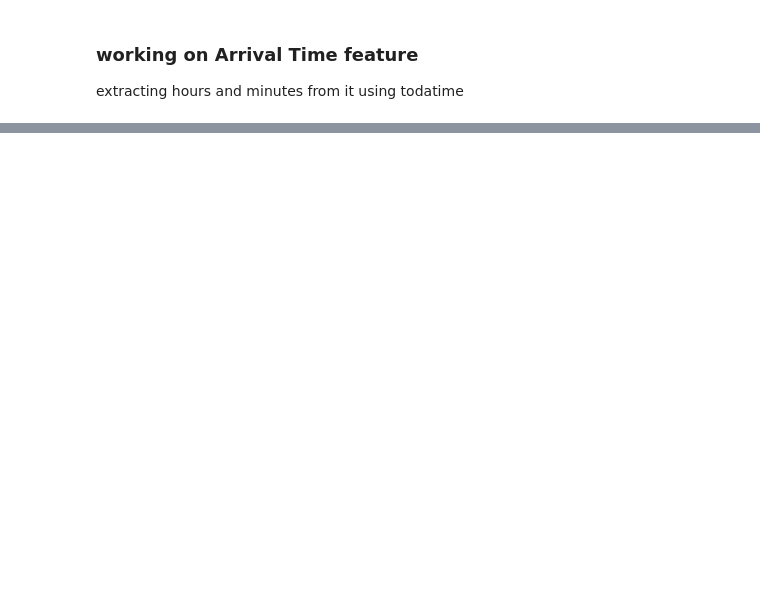
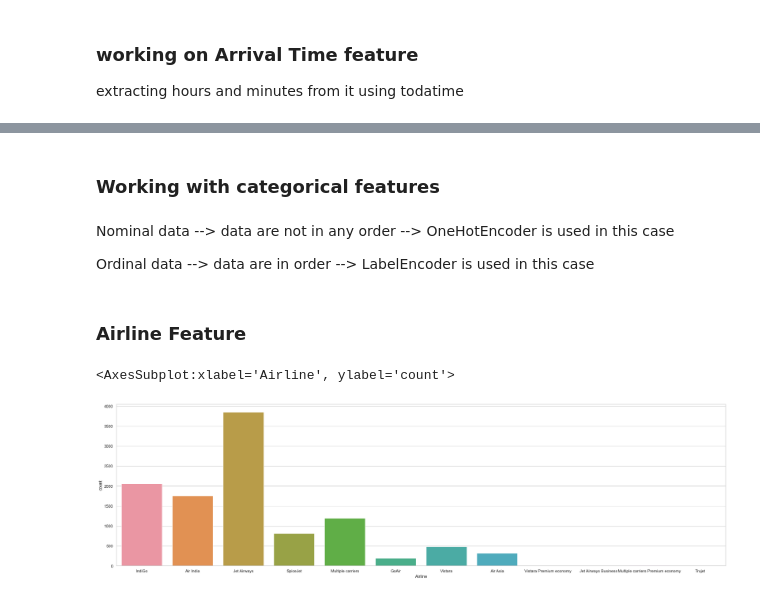
Before and after one commit to DanialAslam04/FlightFarePredicion-, a Jupyter notebook: FlightFarePred.ipynb, the cells around one changed output, grey strips where cells are left out. Cells and saved outputs as stored; diff of their text form; code cells hidden in the pictures; blank space fills up the shorter version.

```diff
--- a/FlightFarePred.ipynb
+++ b/FlightFarePred.ipynb
@@ -115,0 +122,19 @@ df.head()
+# %%
+duration = list(df["Duration"])
+
+for i in range(len(duration)):
+    if len(duration[i].split()) != 2:    # Check if duration contains only hour or mins
+        if "h" in duration[i]:
+            duration[i] = duration[i].strip() + " 0m"   # Adds 0 minute
+        else:
+            duration[i] = "0h " + duration[i]           # Adds 0 hour
+
+duration_hours = []
+duration_mins = []
+for i in range(len(duration)):
+    duration_hours.append(int(duration[i].split(sep = "h")[0]))    # Extract hours from duration
+    duration_mins.append(int(duration[i].split(sep = "m")[0].split()[-1]))   # Extracts only minutes fr
+# %%
+df["Duration_hours"] = duration_hours
+df["Duration_mins"] = duration_mins
+df.drop(["Duration"], axis = 1, inplace = True)
@@ -115,0 +150,15 @@ df.head()
+# %% [markdown]
+### Working with categorical features
+# %% [markdown]
+Nominal data --> data are not in any order --> OneHotEncoder is used in this case
+
+Ordinal data --> data are in order --> LabelEncoder is used in this case
+# %% [markdown]
+### Airline Feature
+# %%
+plt.figure(figsize=(30,8))
+sns.set(style='whitegrid') # purpose of using grid is to get accurate answer as it makes visualization easy
+sns.countplot(data=df, x= 'Airline')
+# %% [output]
+<AxesSubplot:xlabel='Airline', ylabel='count'>
+[figure, added]
```
Also changed, not shown: parts of 25 cells of this notebook.
